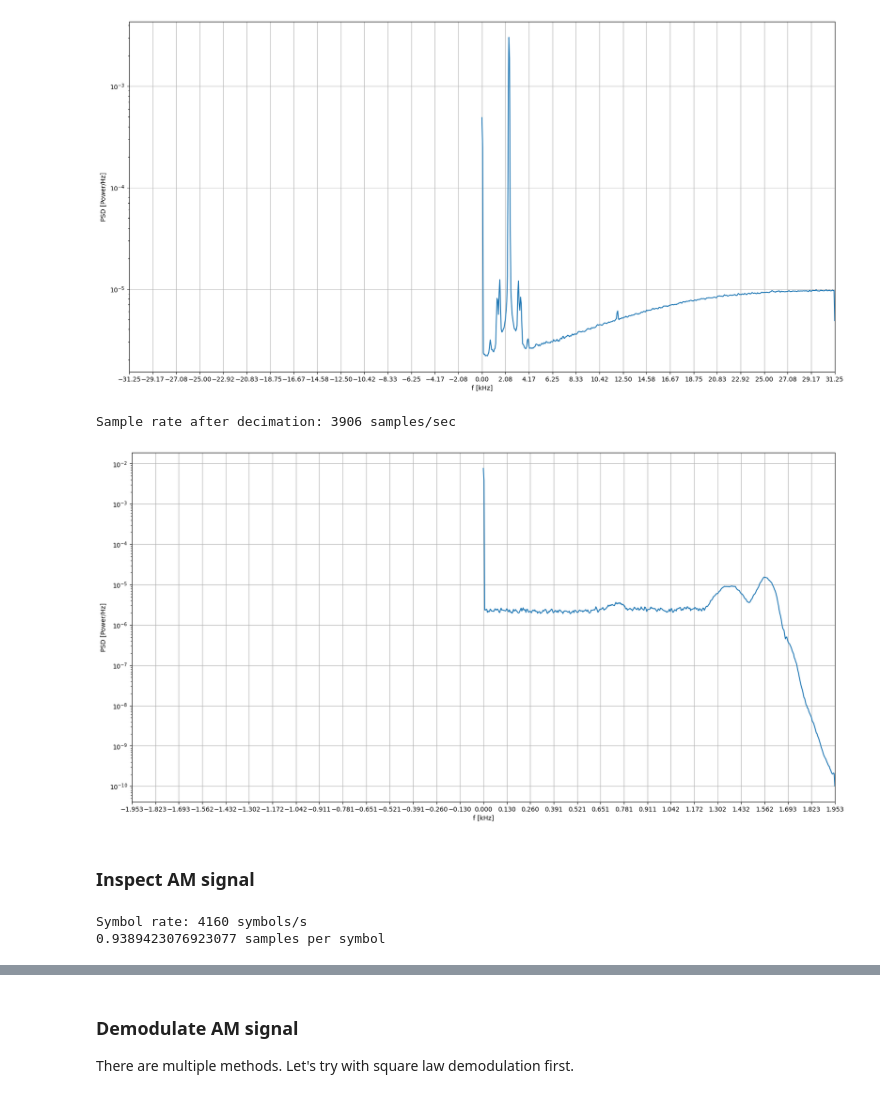
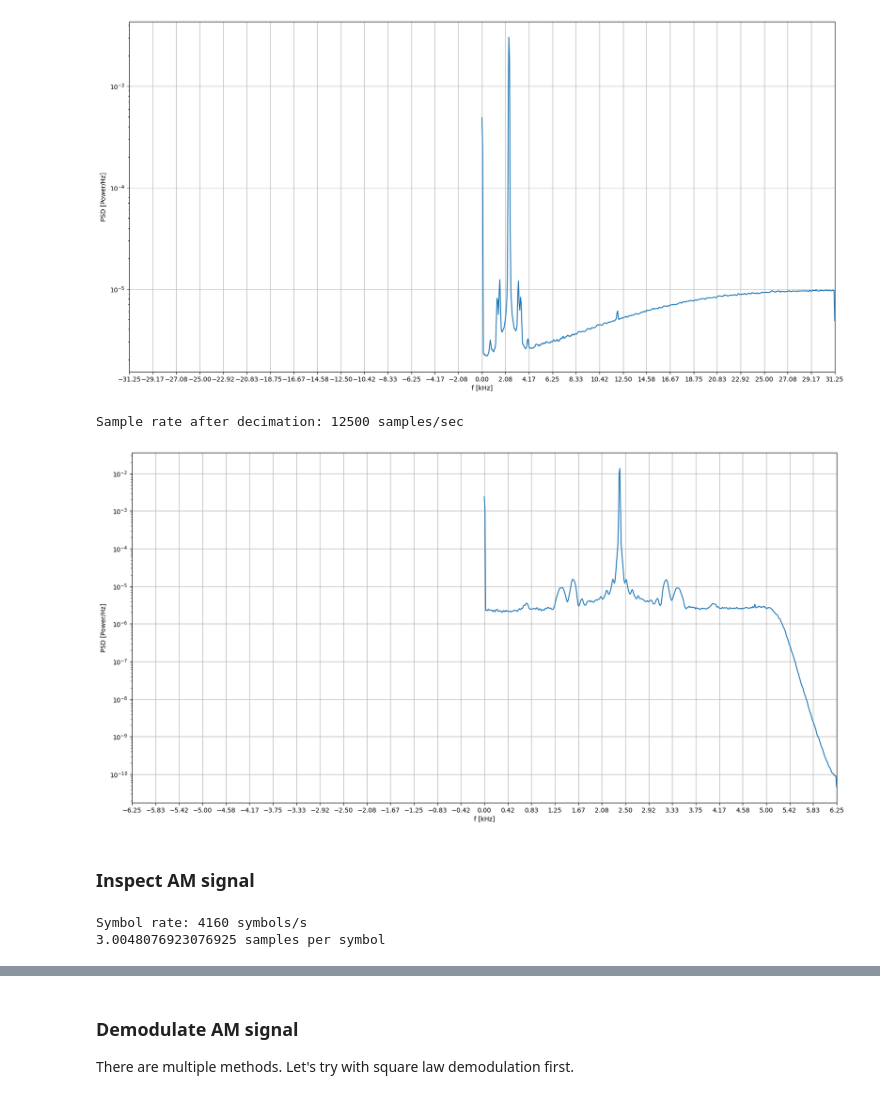
Before and after one commit to enthyp/SDR, a Jupyter notebook: NOAA.ipynb, the cells around one changed output, grey strips where cells are left out. Cells and saved outputs as stored; diff of their text form; code cells hidden in the pictures.

```diff
--- a/NOAA.ipynb
+++ b/NOAA.ipynb
@@ -49,13 +50,13 @@ welch(apt_signal, sample_rate)
 # %% [output]
 [figure]
 # %%
-sample_rate_dec = int(sample_rate / 16)
+sample_rate_dec = int(sample_rate / 5)
 print(f'Sample rate after decimation: {sample_rate_dec} samples/sec')
-apt_signal_dec = decimate(apt_signal, 16)
+apt_signal_dec = decimate(apt_signal, 5)
 welch(apt_signal_dec, sample_rate_dec)
 # %% [output]
-Sample rate after decimation: 3906 samples/sec
+Sample rate after decimation: 12500 samples/sec
-[figure, old version]
+[figure, new version]
 # %% [markdown]
 ### Inspect AM signal
 # %%
@@ -67,7 +68,7 @@ samples_per_symbol = sample_rate_dec / symbol_rate
 print(f'Symbol rate: {symbol_rate} symbols/s\n{samples_per_symbol} samples per symbol')
 # %% [output]
 Symbol rate: 4160 symbols/s
-0.9389423076923077 samples per symbol
+3.0048076923076925 samples per symbol
 # %%
 plot_signals([apt_signal_dec], start=0, width=int(5000 * samples_per_symbol))
 # %% [output]
```
Also changed, not shown: parts of 12 cells of this notebook.
